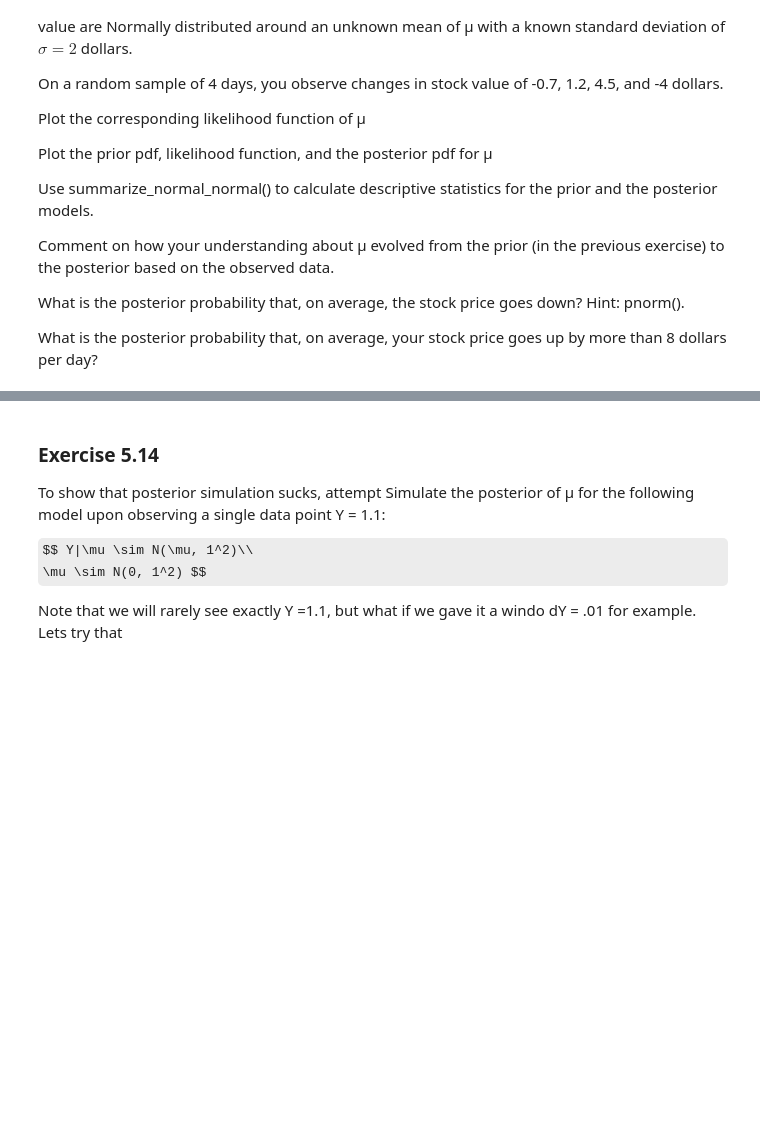
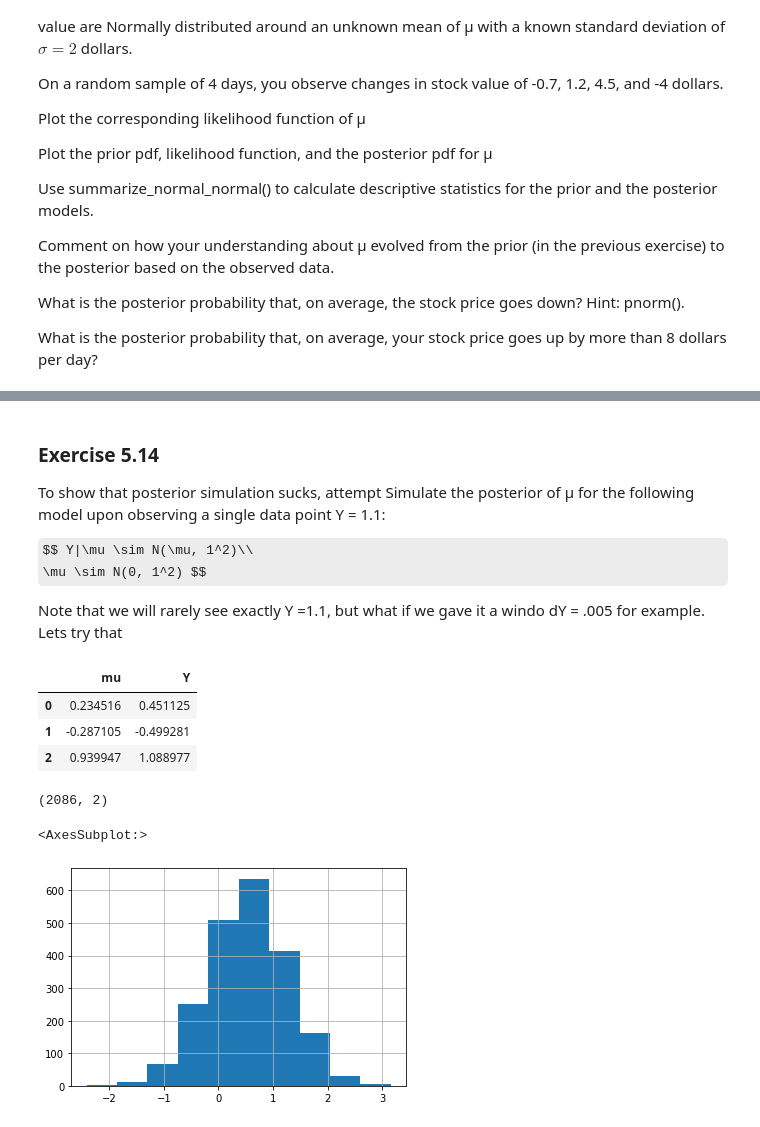
Before and after one commit to DrEntropy/BayesRulesWork, a Jupyter notebook: Chapter5.ipynb, the cells around one changed output, grey strips where cells are left out. Cells and saved outputs as stored; diff of their text form; code cells hidden in the pictures; some formulas as TeX source; blank space fills up the shorter version.

```diff
--- a/Chapter5.ipynb
+++ b/Chapter5.ipynb
@@ -131,4 +200,27 @@ What is the posterior probability that, on average, your stock price goes up by
  $$ Y|\mu \sim N(\mu, 1^2)\\
     \mu \sim N(0, 1^2) $$
 
- Note that we will rarely see exactly Y =1.1, but what if we gave it a windo dY = .01 for example. Lets try that
+ Note that we will rarely see exactly Y =1.1, but what if we gave it a windo dY = .005 for example. Lets try that
+# %%
+num_samples = 1000000
+prior_mus = norm.rvs(size=num_samples)
+
+sim_data= pd.DataFrame(data = {'mu' :prior_mus})
+sim_data['Y']= norm.rvs(loc=sim_data['mu'])
+# %%
+sim_data.head(3)
+# %% [output]
+|  | mu | Y |
+| 0 | 0.234516 | 0.451125 |
+| 1 | -0.287105 | -0.499281 |
+| 2 | 0.939947 | 1.088977 |
+# %%
+close_results = sim_data[np.abs(sim_data.Y - 1.1) < .005].reset_index(drop=True)
+close_results.shape
+# %% [output]
+(2086, 2)
+# %%
+(close_results.mu).hist()
+# %% [output]
+<AxesSubplot:>
+[figure, added]
```
Also changed, not shown: parts of 10 cells of this notebook.
